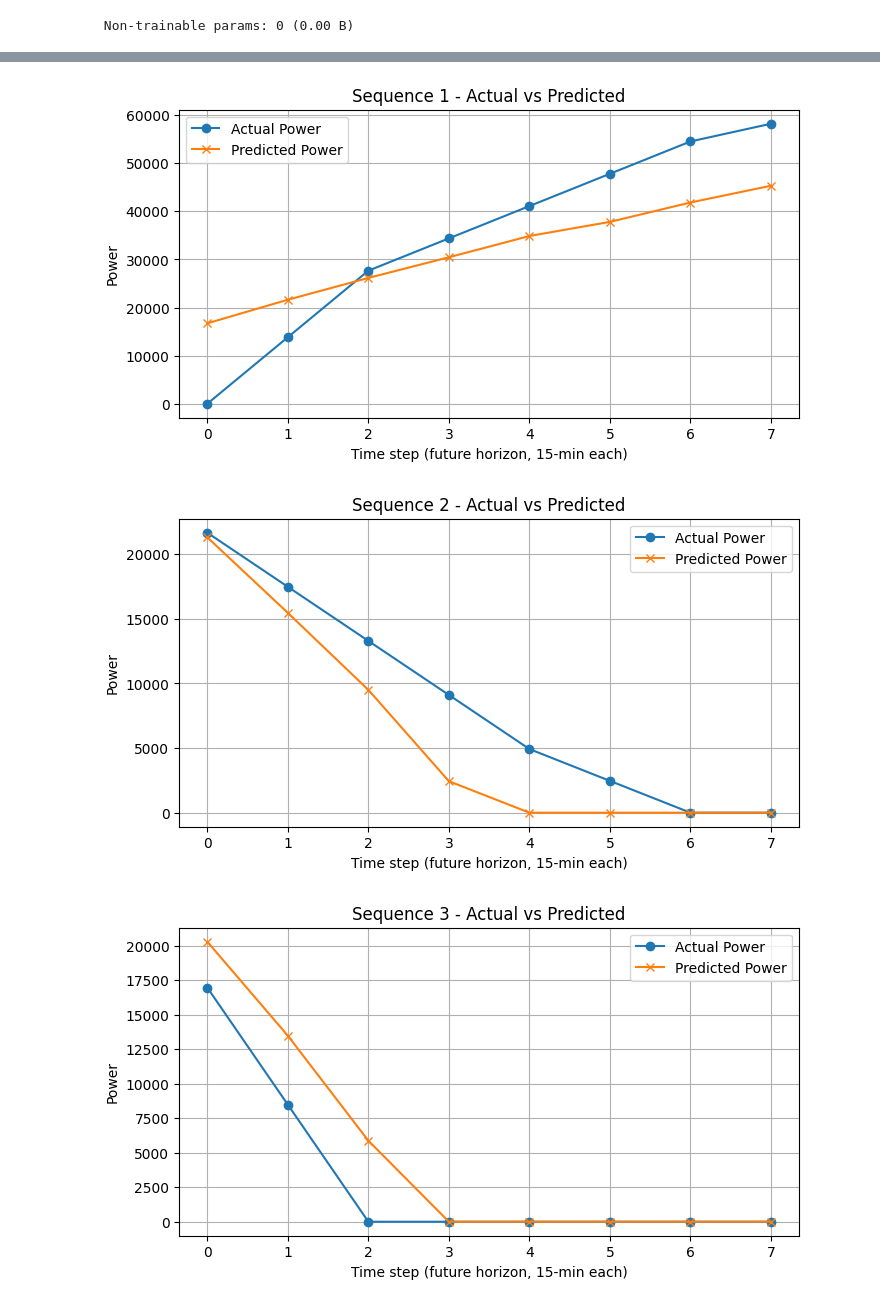
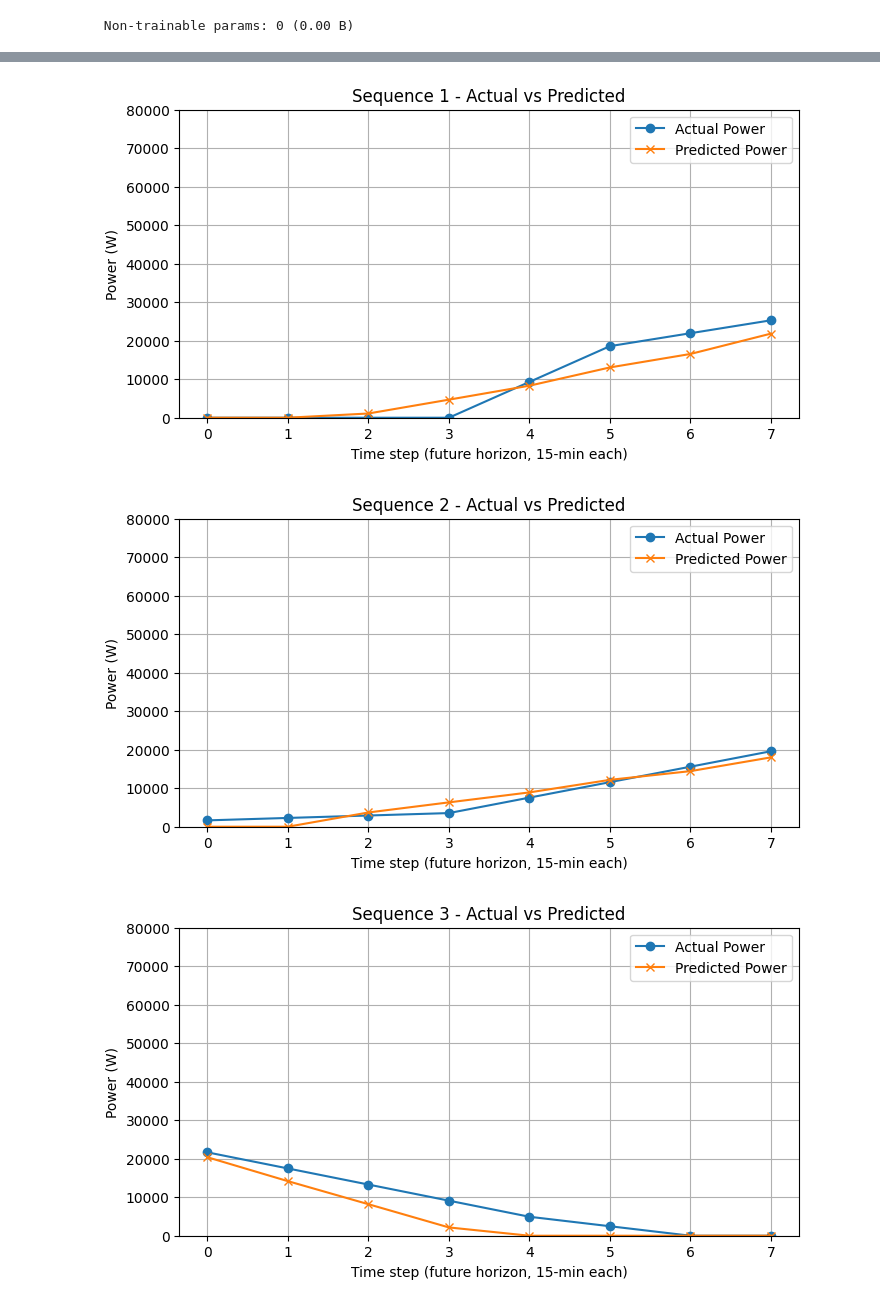
Before and after one commit to FilippoGambelli/ev-smart-charging, a Jupyter notebook: ML/model.ipynb, the cells around one changed output, grey strips where cells are left out. Drawn from its saved outputs; the diff is of its cells as text; code cells hidden in the pictures.

```diff
--- a/ML/model.ipynb
+++ b/ML/model.ipynb
@@ -192,23 +192,24 @@ Overall: MSE=61710670.171, MAE=4066.007
 # %%
 # --- Plot some random sequences ---
-indices = [30162, 11000, 31636, 3959]
+indices = [5871, 15945, 11000, 31636, 3959]
 
 for idx, i in enumerate(indices, 1):
     # Select true and predicted values for this sequence
     y_true_i = y_true[i]   # actual values
     y_pred_i = y_pred[i]   # predicted values
 
     # Plot actual vs predicted
     plt.figure(figsize=(8, 4))
     plt.plot(range(HORIZON), y_true_i, marker='o', label='Actual Power')
     plt.plot(range(HORIZON), y_pred_i, marker='x', label='Predicted Power')
     plt.title(f'Sequence {idx} - Actual vs Predicted')
     plt.xlabel('Time step (future horizon, 15-min each)')
-    plt.ylabel('Power')
+    plt.ylabel('Power (W)')
+    plt.ylim(0, 80000)
     plt.legend()
     plt.grid(True)
     plt.show()
 # %% [output]
-[figure, old version]
+[figure, new version]
-[figure, old version]
+[figure, new version]
-[figure, old version]
+[figure, new version]
```
Also changed, not shown: parts of 5 cells of this notebook, 8 other files.
